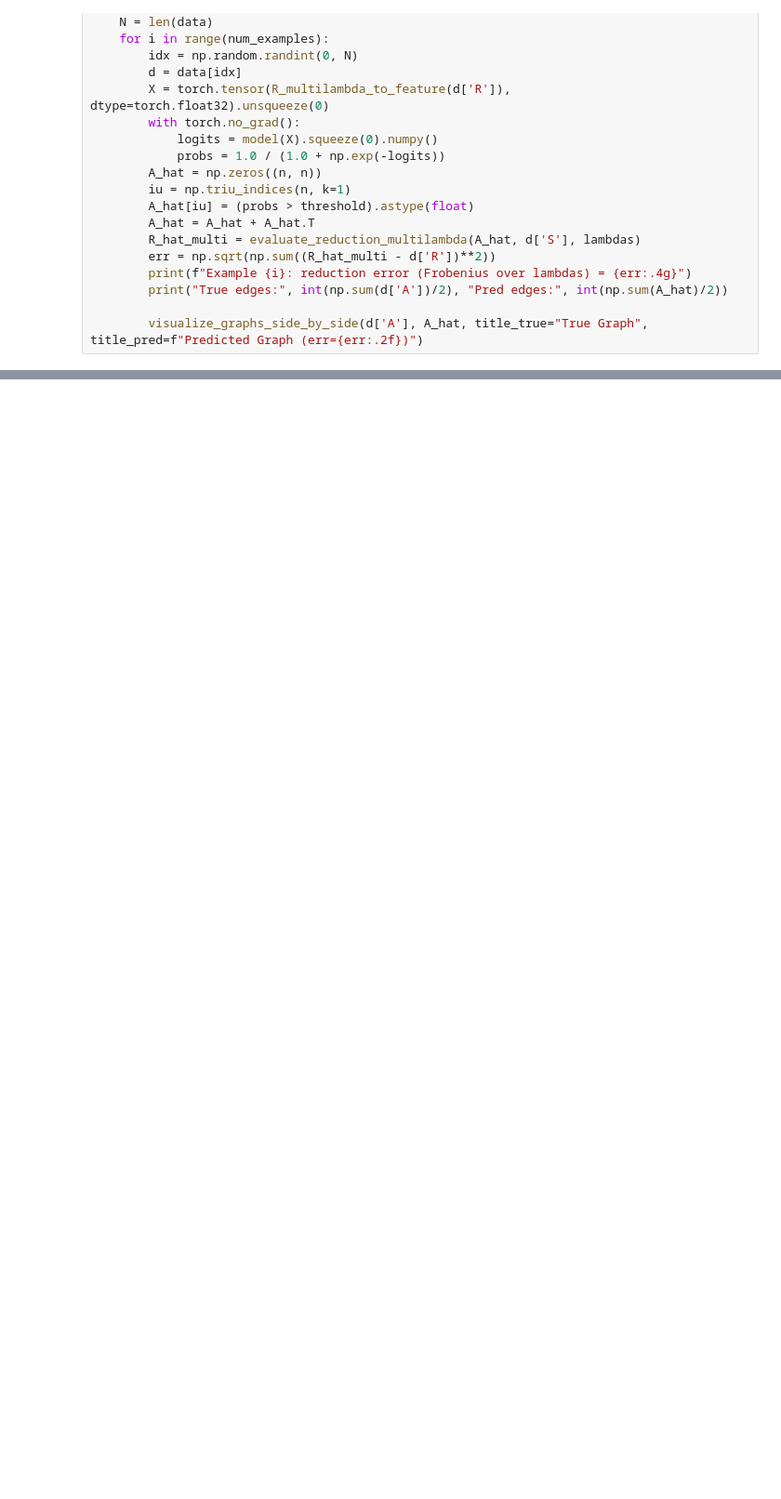
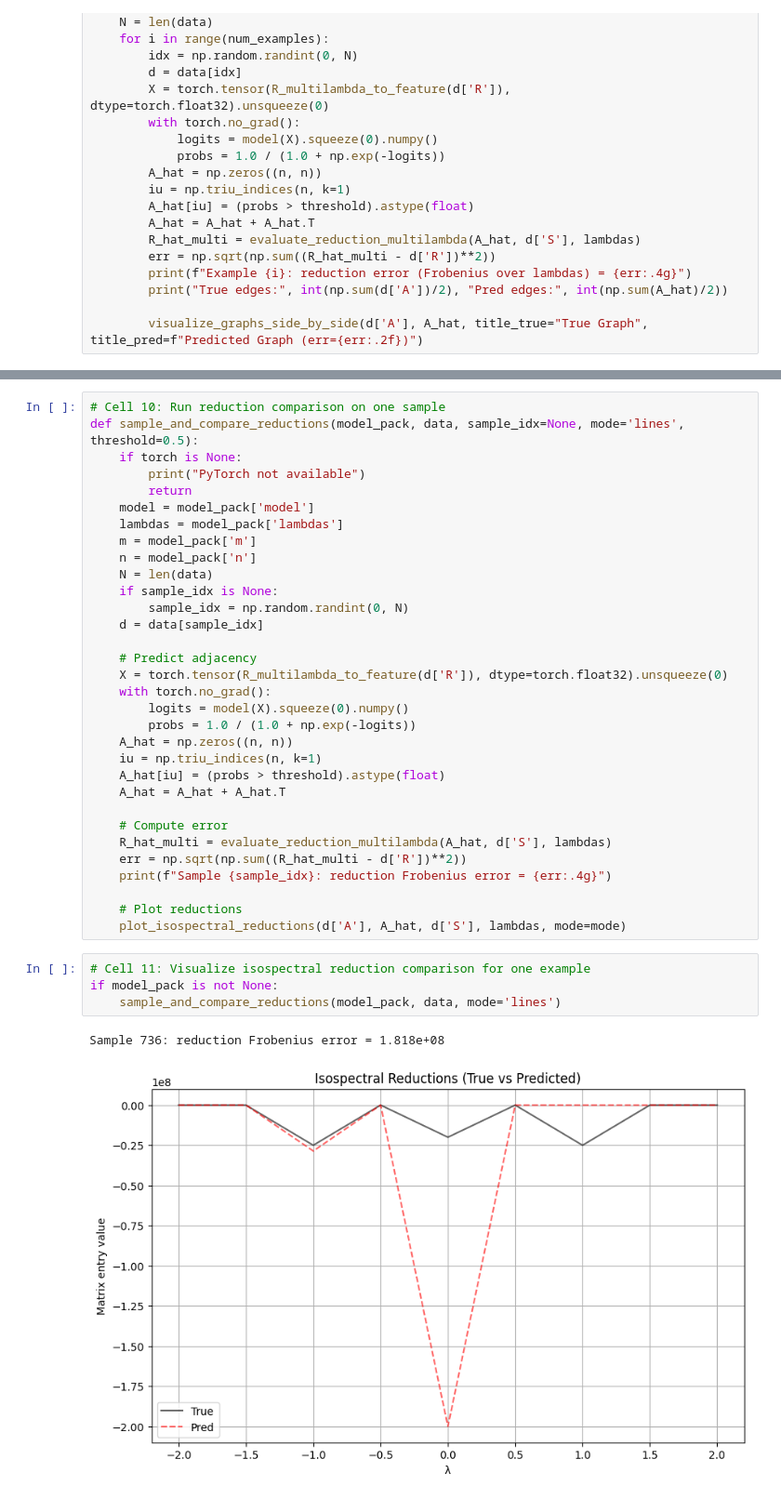
Before and after one commit to seyfdall/isospectral_pst, a Jupyter notebook: unfolding/unfolding_ml/unfolding_pipeline.ipynb, the cells around one changed output, grey strips where cells are left out. Shown at 93% size. Saved outputs shown, nothing was run; the diff lists cells and outputs as text; blank space fills up the shorter version.

```diff
--- a/unfolding/unfolding_ml/unfolding_pipeline.ipynb
+++ b/unfolding/unfolding_ml/unfolding_pipeline.ipynb
@@ -257,0 +299,39 @@ True edges: 1 Pred edges: 3
+# %%
+# Cell 10: Run reduction comparison on one sample
+def sample_and_compare_reductions(model_pack, data, sample_idx=None, mode='lines', threshold=0.5):
+    if torch is None:
+        print("PyTorch not available")
+        return
+    model = model_pack['model']
+    lambdas = model_pack['lambdas']
+    m = model_pack['m']
+    n = model_pack['n']
+    N = len(data)
+    if sample_idx is None:
+        sample_idx = np.random.randint(0, N)
+    d = data[sample_idx]
+
+    # Predict adjacency
+    X = torch.tensor(R_multilambda_to_feature(d['R']), dtype=torch.float32).unsqueeze(0)
+    with torch.no_grad():
+        logits = model(X).squeeze(0).numpy()
+        probs = 1.0 / (1.0 + np.exp(-logits))
+    A_hat = np.zeros((n, n))
+    iu = np.triu_indices(n, k=1)
+    A_hat[iu] = (probs > threshold).astype(float)
+    A_hat = A_hat + A_hat.T
+
+    # Compute error
+    R_hat_multi = evaluate_reduction_multilambda(A_hat, d['S'], lambdas)
+    err = np.sqrt(np.sum((R_hat_multi - d['R'])**2))
+    print(f"Sample {sample_idx}: reduction Frobenius error = {err:.4g}")
+
+    # Plot reductions
+    plot_isospectral_reductions(d['A'], A_hat, d['S'], lambdas, mode=mode)
+# %%
+# Cell 11: Visualize isospectral reduction comparison for one example
+if model_pack is not None:
+    sample_and_compare_reductions(model_pack, data, mode='lines')
+# %% [output]
+Sample 736: reduction Frobenius error = 1.818e+08
+[figure, added]
```
Also changed, not shown: parts of 3 cells of this notebook, 1 other file.
